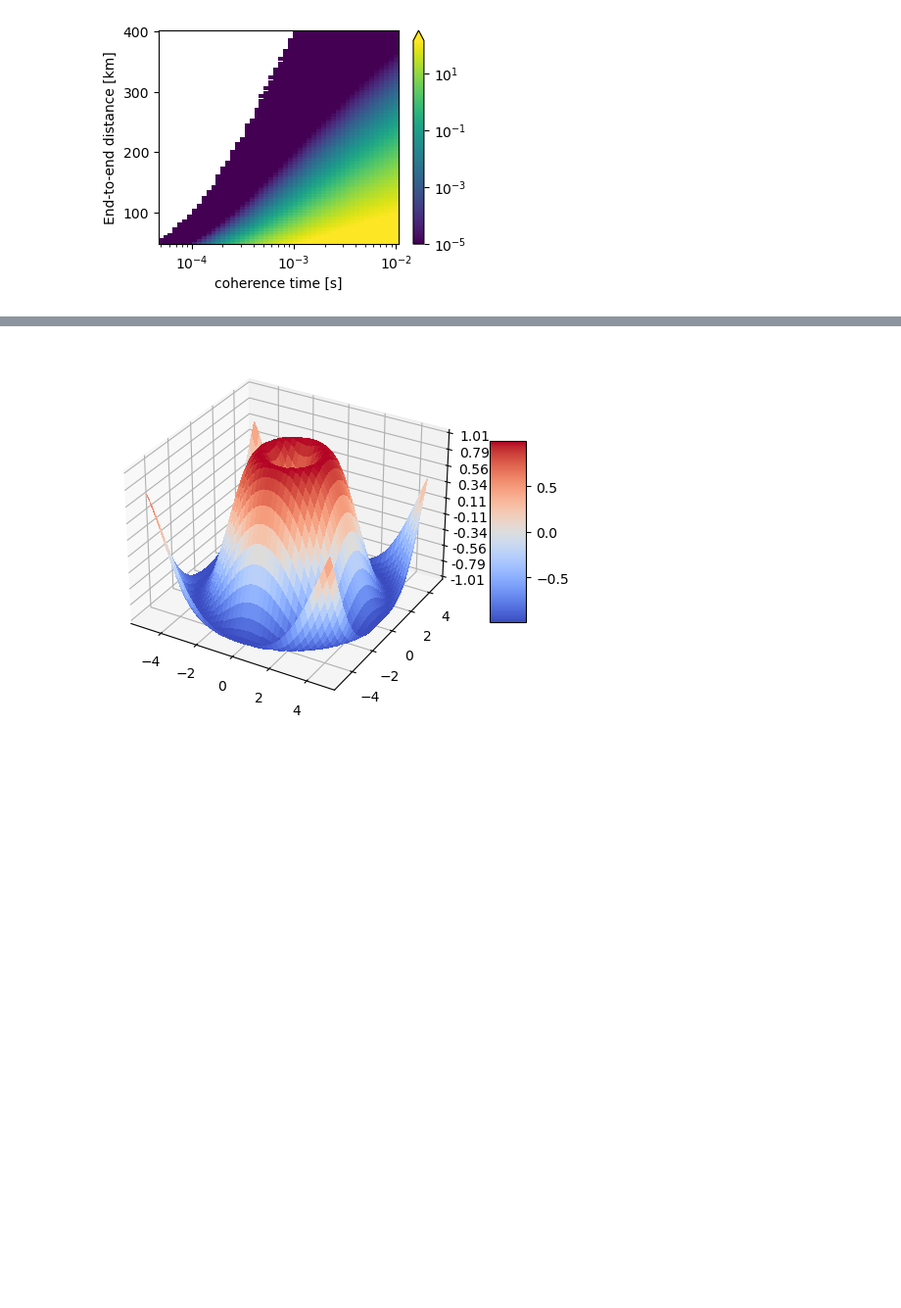
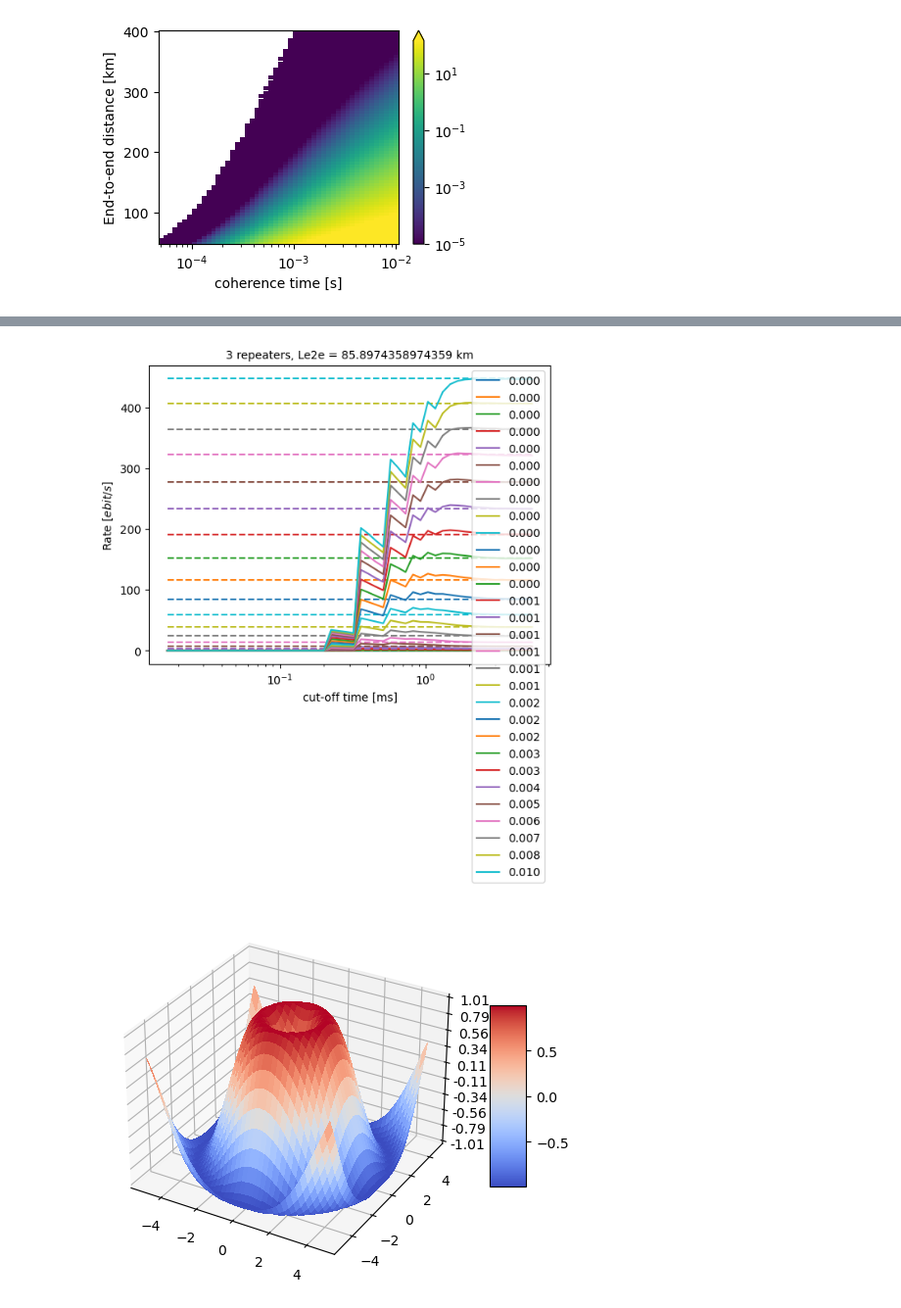
Before and after one commit to hassan-shap/QNUM, a Jupyter notebook: ed_protocol_cutoff.ipynb, the cells around one changed output, grey strips where cells are left out. Shown at 98% size. Cells and saved outputs as stored; diff of their text form; code cells hidden in the pictures; blank space fills up the shorter version.

```diff
--- a/ed_protocol_cutoff.ipynb
+++ b/ed_protocol_cutoff.ipynb
@@ -405,3 +540,35 @@ plt.tight_layout()
+# %%
+# plt.figure(figsize=(4,4))
+
+i_L = 4
+Le2e = Le2e_list[i_L]
+Ls = [Le2e/n]*n
+τ_cut_list = np.logspace(-0.5,2,num_τ)*Le2e/n/c/2 # cutoff [sec]
+for i_coh, τ_coh in enumerate(τ_coh_list):
+    plt.plot(τ_cut_list*1e3,skr_par[i_L,i_coh,:],"-",color=f"C{i_coh}",label=f"{τ_coh:0.3f}")
+    _, skr_seq_no_cut, _ = T_parallel_no_cutoff(τ_coh, mu_link, F_link, Ls, cct= True, Nmax=1e5)
+    plt.plot(τ_cut_list*1e3,skr_seq_no_cut + 0*τ_cut_list,"--",color=f"C{i_coh}")
+
+# plt.plot(τ_cut_list*1e3,skr_seq[-1,:],"-")
+
+t0 = Ls[0]/c*1e3/Trans(Ls[0])
+# plt.plot([t0,t0],[0,4],"k--")
+
+# # for reference:
+# plt.plot(τ_cut_list*1e3,raw_rate_par_no_cut+0*τ_cut_list , "-." ,color="C0",label="raw rate par, no cutoff")
+# plt.plot(τ_cut_list*1e3,raw_rate_seq_no_cut+0*τ_cut_list , "-." ,color="C1",label="raw rate seq, no cutoff")
+# plt.plot(τ_cut_list*1e3,skr_par_no_cut+0*τ_cut_list , ".", markersize=1 ,color="C0",label="skr par, no cutoff")
+# plt.plot(τ_cut_list*1e3,skr_seq_no_cut+0*τ_cut_list , ".", markersize=1 ,color="C1",label="skr seq, no cutoff")
+
+plt.title(f"{n-1} repeaters, Le2e = {Le2e} km", fontsize=10)
+plt.ylabel(r"Rate $[ebit/s]$")
+plt.xlabel("cut-off time [ms]")
+# plt.yscale("log")
+plt.xscale("log")
+plt.legend()
+plt.show()
+# %% [output]
+[figure, added]
 # %%
 from matplotlib import cm
 from matplotlib.ticker import LinearLocator
```
Also changed, not shown: parts of 4 cells of this notebook, 13 other files.
